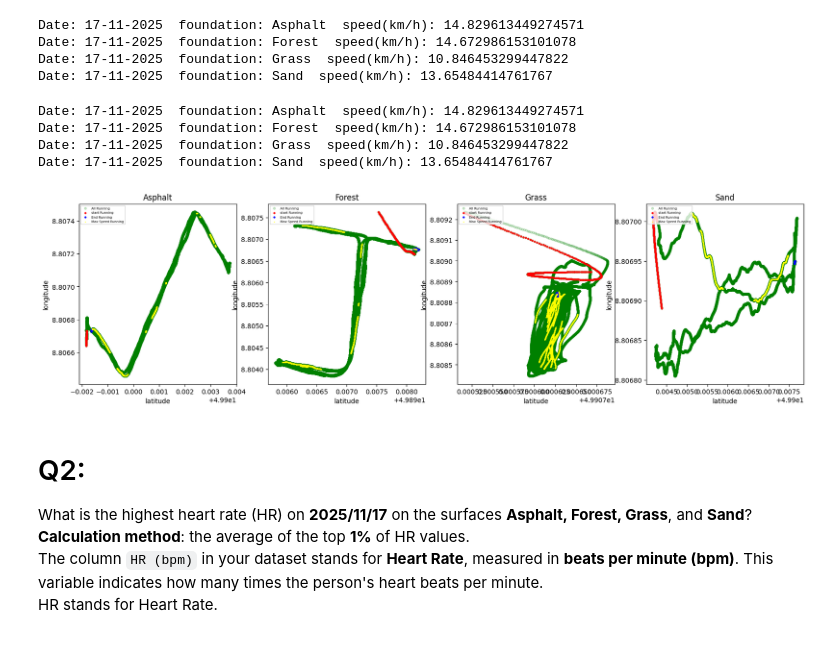
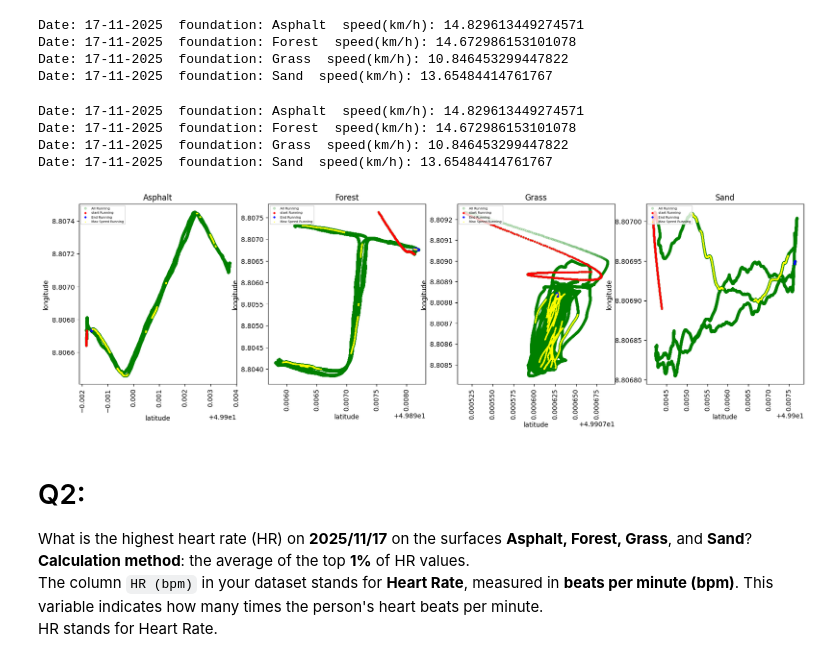
Before and after one commit to Mohsenmohebbi1993/Biomechanik, a Jupyter notebook: notebooks/3. Analysis Foot HeartRate GPX.ipynb, the cells around one changed output. Saved outputs shown, nothing was run; the diff lists cells and outputs as text; code cells hidden in the pictures.

Commit message:
rotation

```diff
--- a/notebooks/3. Analysis Foot HeartRate GPX.ipynb
+++ b/notebooks/3. Analysis Foot HeartRate GPX.ipynb
@@ -145,6 +145,7 @@ for i in name_17:
     print(f"Date: {df["value"].iloc[2]}  foundation: {df["foundation"].iloc[0]}  speed(km/h): {mead_speed}")
     loc_plot+=1
     plt.xlabel("latitude")
+    plt.xticks(rotation=90)
     plt.ylabel("longitude")
     plt.title(f"{df["foundation"].iloc[0]}")
     plt.legend(loc='upper left', fontsize=5)
@@ -155,34 +156,34 @@ for i in name_17:
 
 
 
 
 # df = globals()[name_17[0]].copy()
 # df_first = df.dropna(subset=["longitude", "latitude"]).head(1000).copy()
 # df_end = df.dropna(subset=["longitude", "latitude"]).tail(1000).copy()
 
 # plt.figure(figsize=(20,10))
 # plt.subplot(2,2,1)
 # plt.scatter(df["latitude"], df["longitude"],
 #             s=10, color="green", alpha=0.2, linestyle='-')
 
 # plt.scatter(df_first["latitude"], df_first["longitude"],
 #             s=5, color="red", alpha=0.9, linestyle='-')
 
 # plt.scatter(df_end["latitude"], df_end["longitude"],
 #             s=5, color="blue", alpha=0.9, linestyle='-')
 
 # top = 0.10
 # sorted_df_speed = df.sort_values(by="Speed (km/h)", ascending=False)
 # top_df = sorted_speeds.head(int(len(sorted_speeds) * top))
 
 # plt.scatter(top_df["latitude"], top_df["longitude"],
 #             s=1, color="yellow", alpha=0.05, linestyle='-')
 # %% [output]
 Date: 17-11-2025  foundation: Asphalt  speed(km/h): 14.829613449274571
 Date: 17-11-2025  foundation: Forest  speed(km/h): 14.672986153101078
 Date: 17-11-2025  foundation: Grass  speed(km/h): 10.846453299447822
 Date: 17-11-2025  foundation: Sand  speed(km/h): 13.65484414761767
-[figure, old version]
+[figure, new version]
 # %% [markdown]
 # Q2:
 What is the highest heart rate (HR) on **2025/11/17** on the surfaces **Asphalt, Forest, Grass**, and **Sand**?
```
Also changed, not shown: parts of 3 cells of this notebook.
